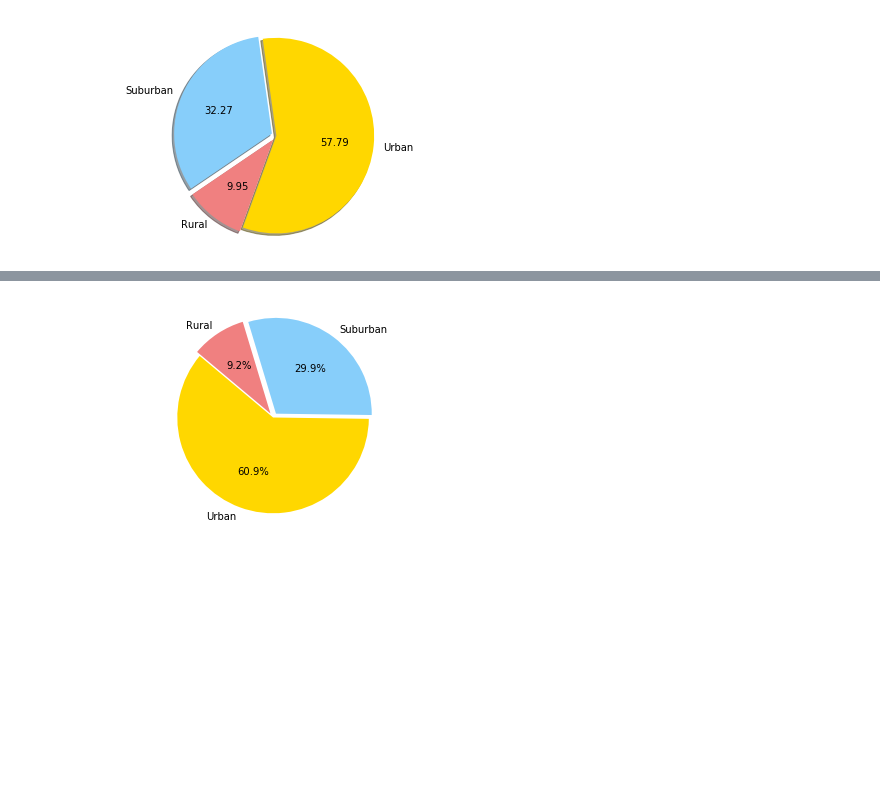
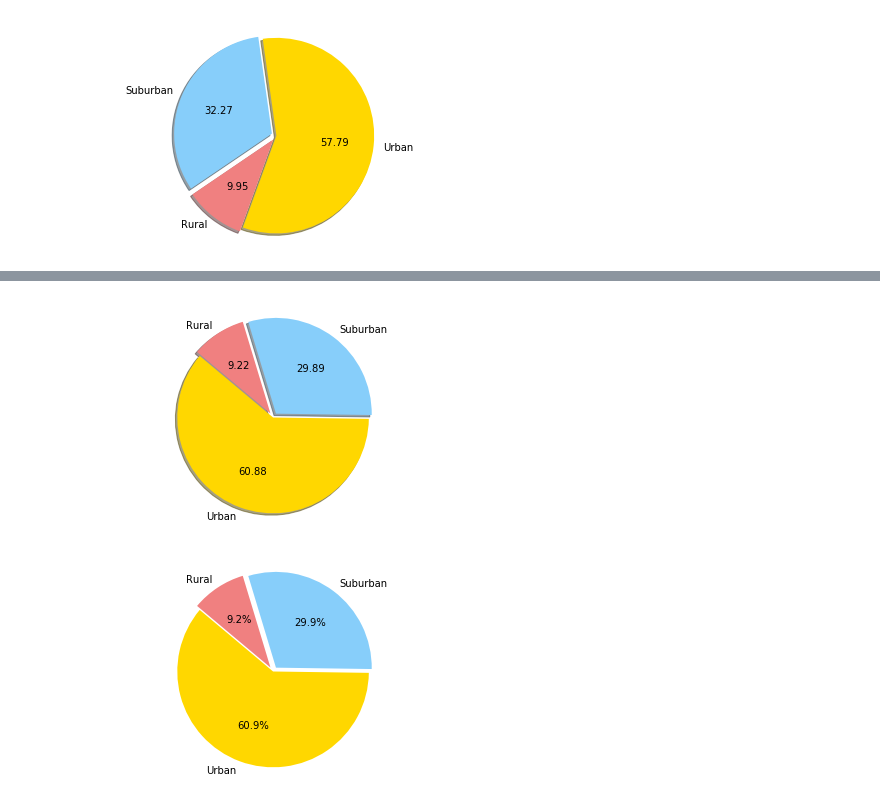
Before and after one commit to sumanakar/python-challenge, a Jupyter notebook: Pyber/Pyber.ipynb, the cells around one changed output, grey strips where cells are left out. Saved outputs shown, nothing was run; the diff lists cells and outputs as text; code cells hidden in the pictures; blank space fills up the shorter version.

```diff
--- a/Pyber/Pyber.ipynb
+++ b/Pyber/Pyber.ipynb
@@ -104,7 +104,7 @@ sizes = [Rides_Urban, Rides_suburban, Rides_rural]
 # The colors of each section of the pie chart
 colors = ["Gold", "LightSkyblue", "lightcoral"]
 
-plt.pie(sizes,  labels=labels, colors=colors,autopct="%.2f", shadow=True, startangle=140,explode=)
+plt.pie(sizes,  labels=labels, colors=colors,autopct="%.2f", shadow=True, startangle=140,explode=explode)
 
 # Tells matplotlib that we want a pie chart with equal axes
 plt.axis("equal")
@@ -116,3 +115,4 @@ SyntaxError: invalid syntax (<ipython-input-681-3ac909a4f0ab>, line 16)
+[figure, added]
 # %%
 #% of Total Drivers by City Type
 
```
Also changed, not shown: parts of 1 cell of this notebook, 2 other files.
